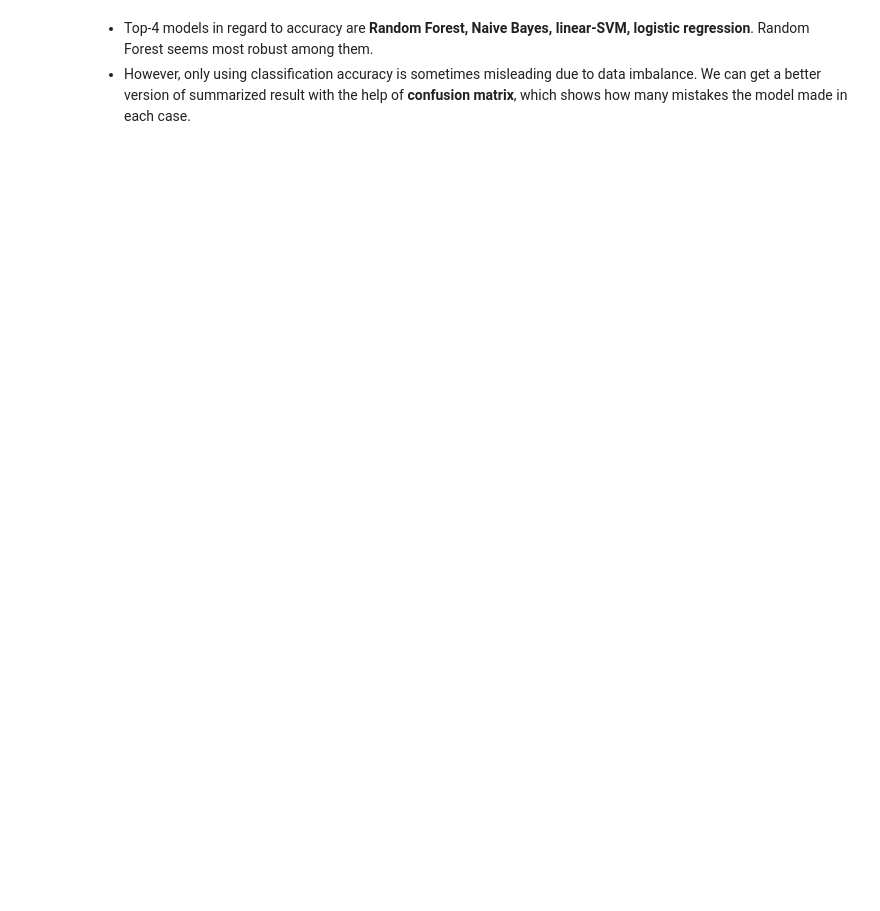
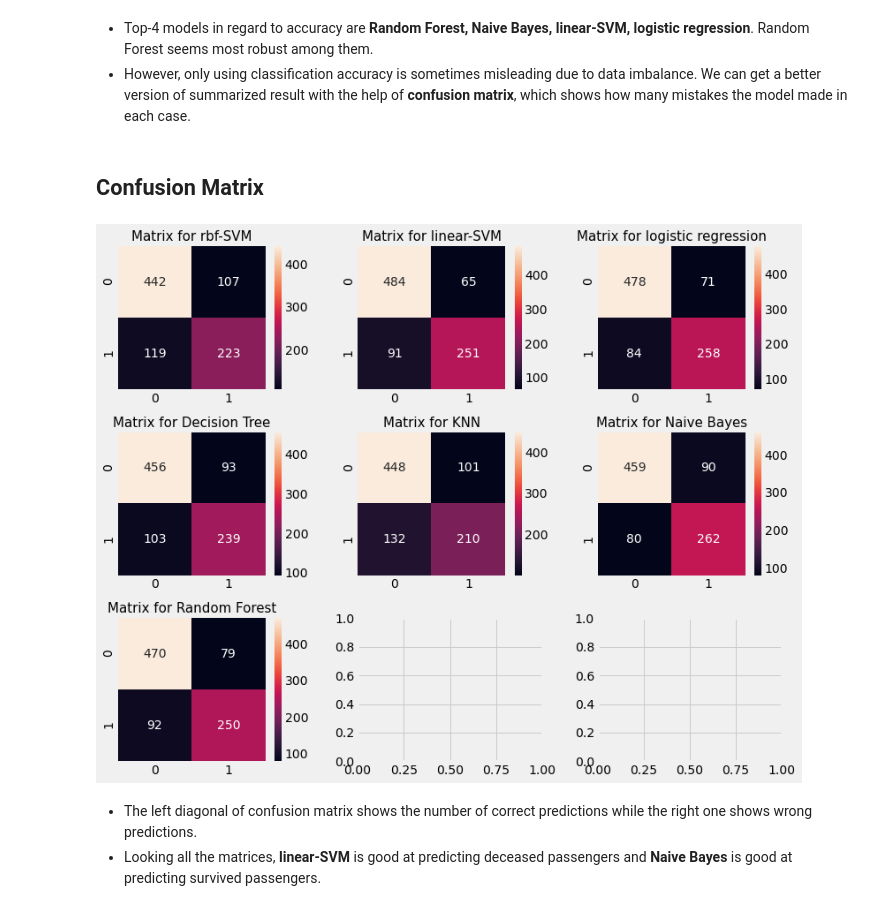
Before and after one commit to sam351/competitions, a Jupyter notebook: kaggle_titanic/200519_Titanic_study-03_Predictive-Modeling.ipynb, the cells around one changed output. Saved outputs shown, nothing was run; the diff lists cells and outputs as text; code cells hidden in the pictures; blank space fills up the shorter version.

Commit message:
Modify 200519_Titanic_study-03_Predictive-Modeling
- Add heatmap of confusion matrix

```diff
--- a/kaggle_titanic/200519_Titanic_study-03_Predictive-Modeling.ipynb
+++ b/kaggle_titanic/200519_Titanic_study-03_Predictive-Modeling.ipynb
@@ -222,3 +222,21 @@ plt.show()
 # %% [markdown]
 - Top-4 models in regard to accuracy are **Random Forest, Naive Bayes, linear-SVM, logistic regression**. Random Forest seems most robust among them.
 - However, only using classification accuracy is sometimes misleading due to data imbalance. We can get a better version of summarized result with the help of **confusion matrix**, which shows how many mistakes the model made in each case.
+# %% [markdown]
+## Confusion Matrix
+# %%
+fig, ax = plt.subplots(3, 3, figsize=(12, 10))
+
+for tmp_ax, tmp_model, tmp_name in zip(ax.ravel(), models, model_names):
+    y_pred = cross_val_predict(tmp_model, data.iloc[:, 1:], data['Survived'], cv=kfold)
+    sns.heatmap(metrics.confusion_matrix(data['Survived'], y_pred),
+                ax=tmp_ax, annot=True, fmt='2.0f')
+    tmp_ax.set_title(f'Matrix for {tmp_name}', size=15)
+
+plt.subplots_adjust(hspace=0.3,wspace=0.3)
+plt.show()
+# %% [output]
+[figure, added]
+# %% [markdown]
+- The left diagonal of confusion matrix shows the number of correct predictions while the right one shows wrong predictions.
+- Looking all the matrices, **linear-SVM** is good at predicting deceased passengers and **Naive Bayes** is good at predicting survived passengers.
```
Also changed, not shown: parts of 4 cells of this notebook.
